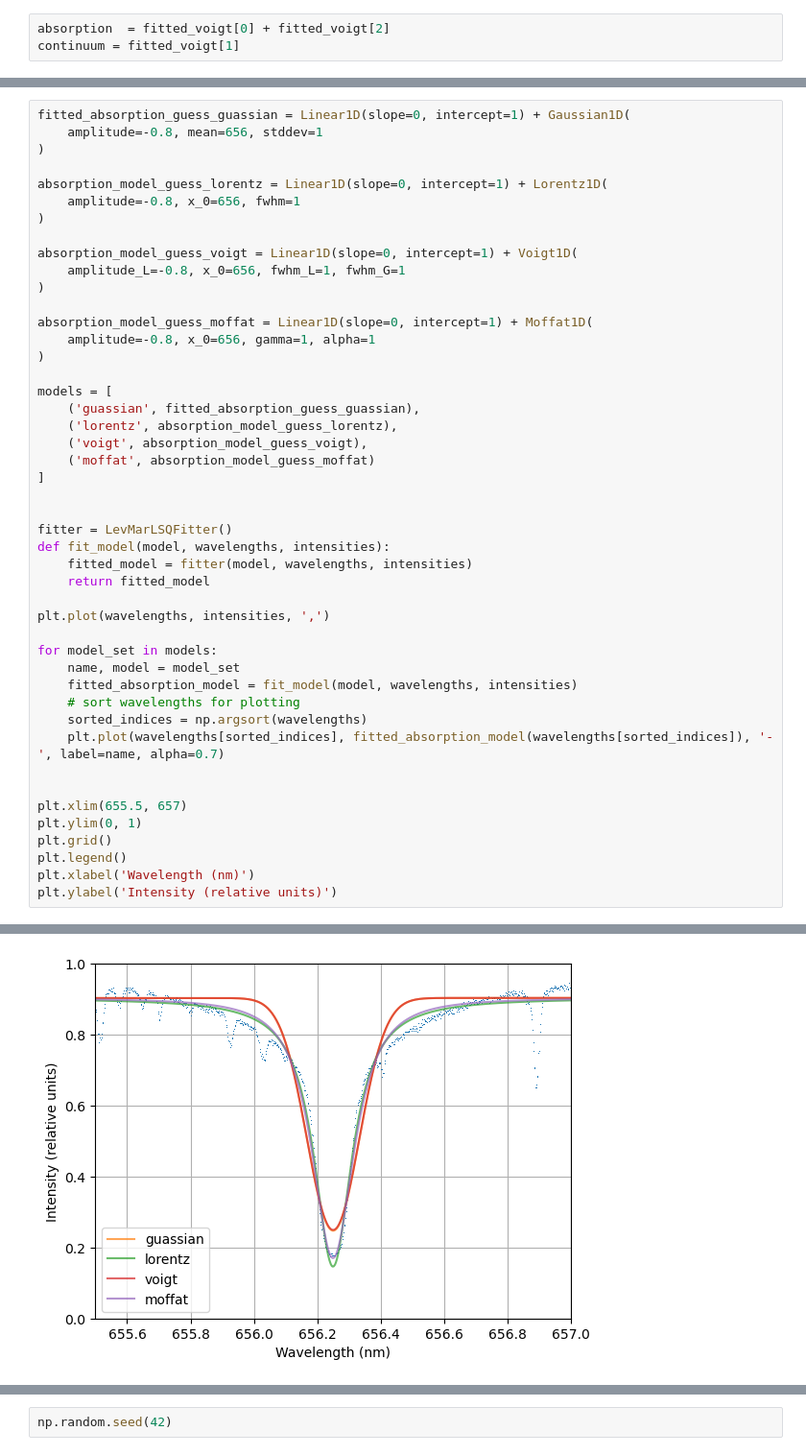
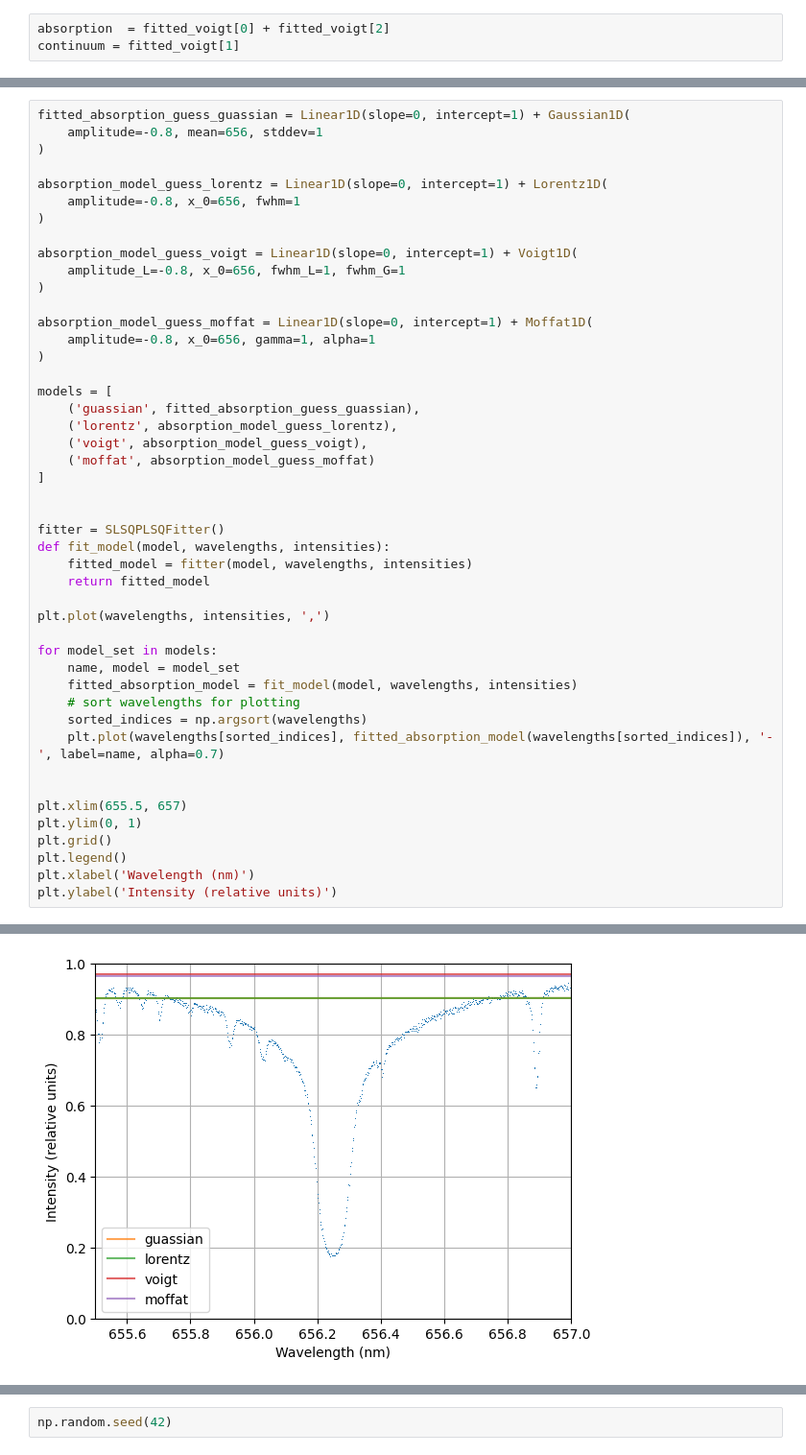
Before and after one commit to m-schochet/spi_phy905, a Jupyter notebook: analysis/cfht_widths.ipynb, the cells around one changed output, grey strips where cells are left out. Shown: that part at 96% size. Saved outputs shown, nothing was run; the diff lists cells and outputs as text.

```diff
--- a/analysis/cfht_widths.ipynb
+++ b/analysis/cfht_widths.ipynb
@@ -148,7 +235,7 @@ models = [
 ]
 
 
-fitter = LevMarLSQFitter()
+fitter = SLSQPLSQFitter()
 def fit_model(model, wavelengths, intensities):
     fitted_model = fitter(model, wavelengths, intensities)
     return fitted_model
@@ -175,4 +281,4 @@ Text(0, 0.5, 'Intensity (relative units)')
-[figure, old version]
+[figure, new version]
 # %%
 for model_set in models:
     name, model = model_set
```
Also changed, not shown: parts of 11 cells of this notebook, 2 other files.
